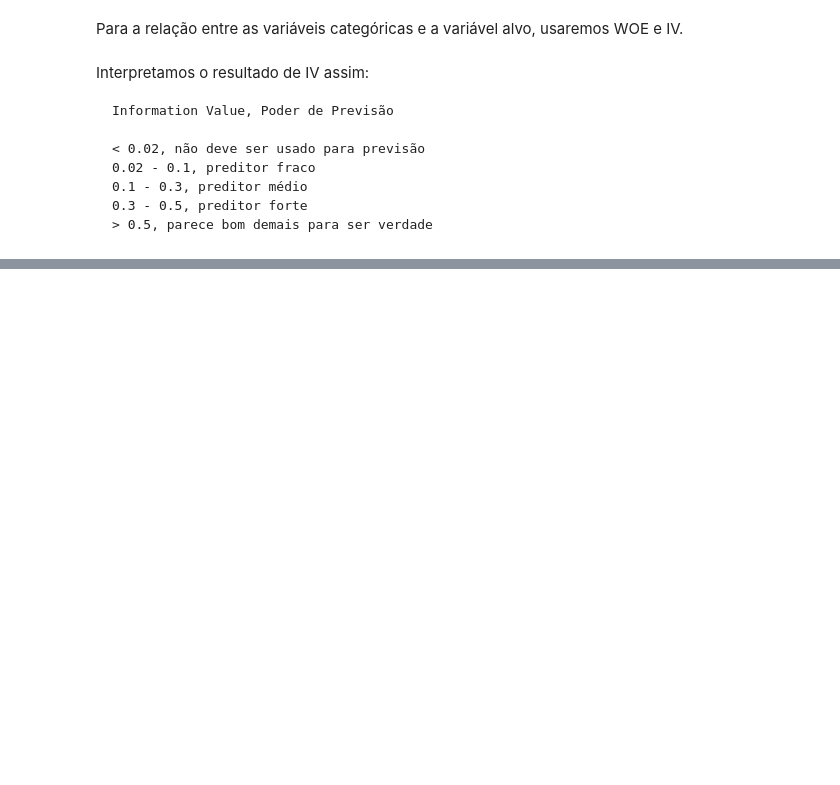
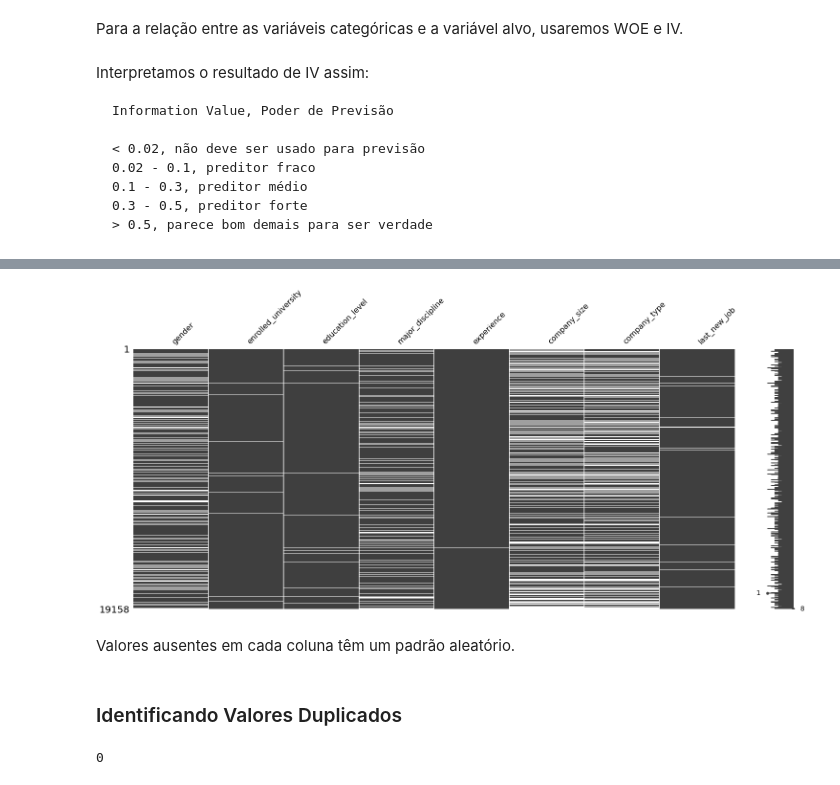
Before and after one commit to EngFrederico/analise_rh, a Jupyter notebook: analise_dados_rh.ipynb, the cells around one changed output, grey strips where cells are left out. Cells and saved outputs as stored; diff of their text form; code cells hidden in the pictures; blank space fills up the shorter version.

```diff
--- a/analise_dados_rh.ipynb
+++ b/analise_dados_rh.ipynb
@@ -579,0 +695,21 @@ Interpretamos o resultado de IV assim:
+# %%
+# Gera a visualização
+
+# Dataframe
+df_nan = pd.DataFrame(df_analise.isna().sum())
+
+# Plot - Mapa de Valores Ausentes
+if df_analise.isna().any(axis = None):
+    missingno.matrix(df_analise[df_nan[df_nan[0]>0].index])
+    plt.show()
+# %% [output]
+[figure, added]
+# %% [markdown]
+Valores ausentes em cada coluna têm um padrão aleatório.
+# %% [markdown]
+### Identificando Valores Duplicados
+# %%
+# Checando valores duplicados (não há)
+df_analise['enrollee_id'].duplicated().sum()
+# %% [output]
+0
```
Also changed, not shown: parts of 10 cells of this notebook.
